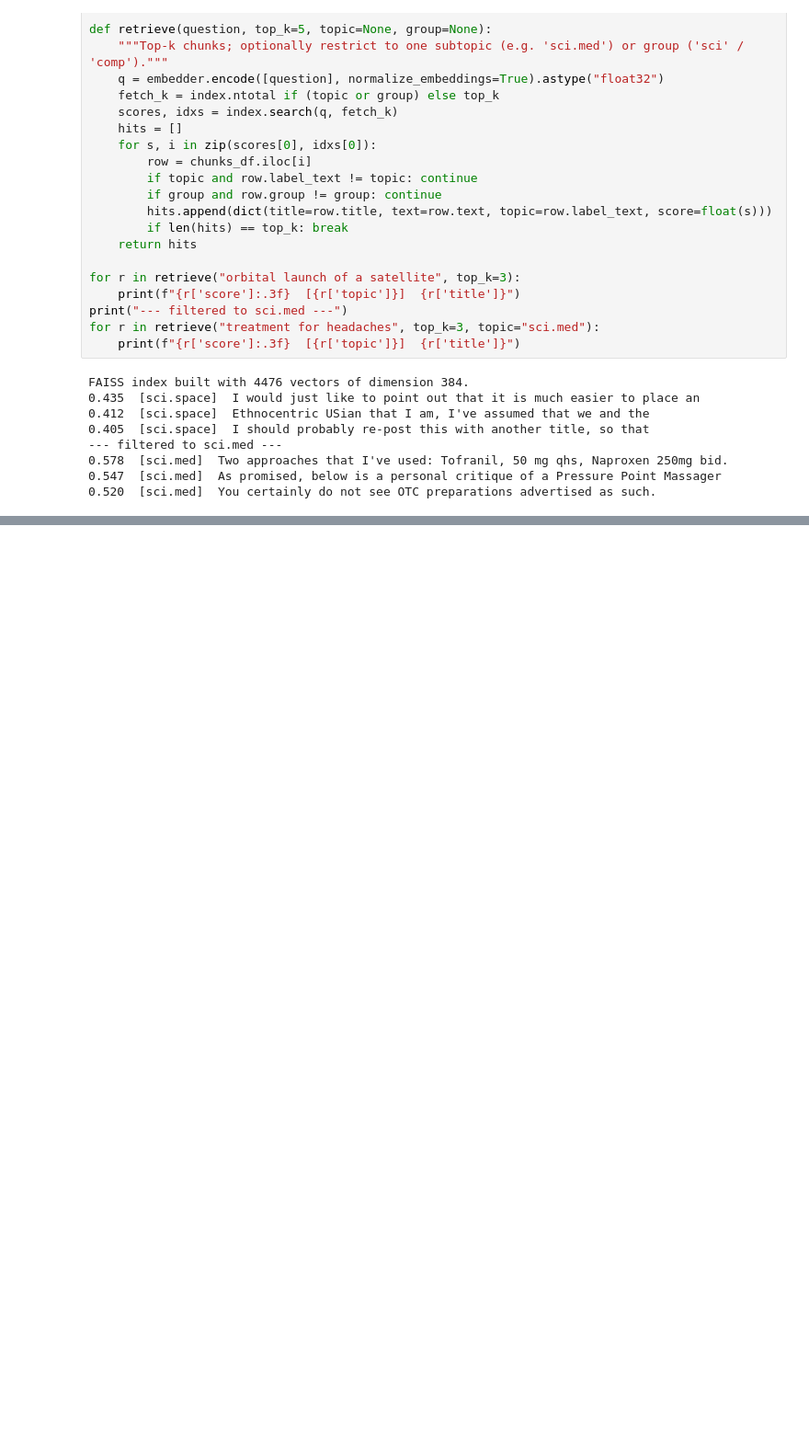
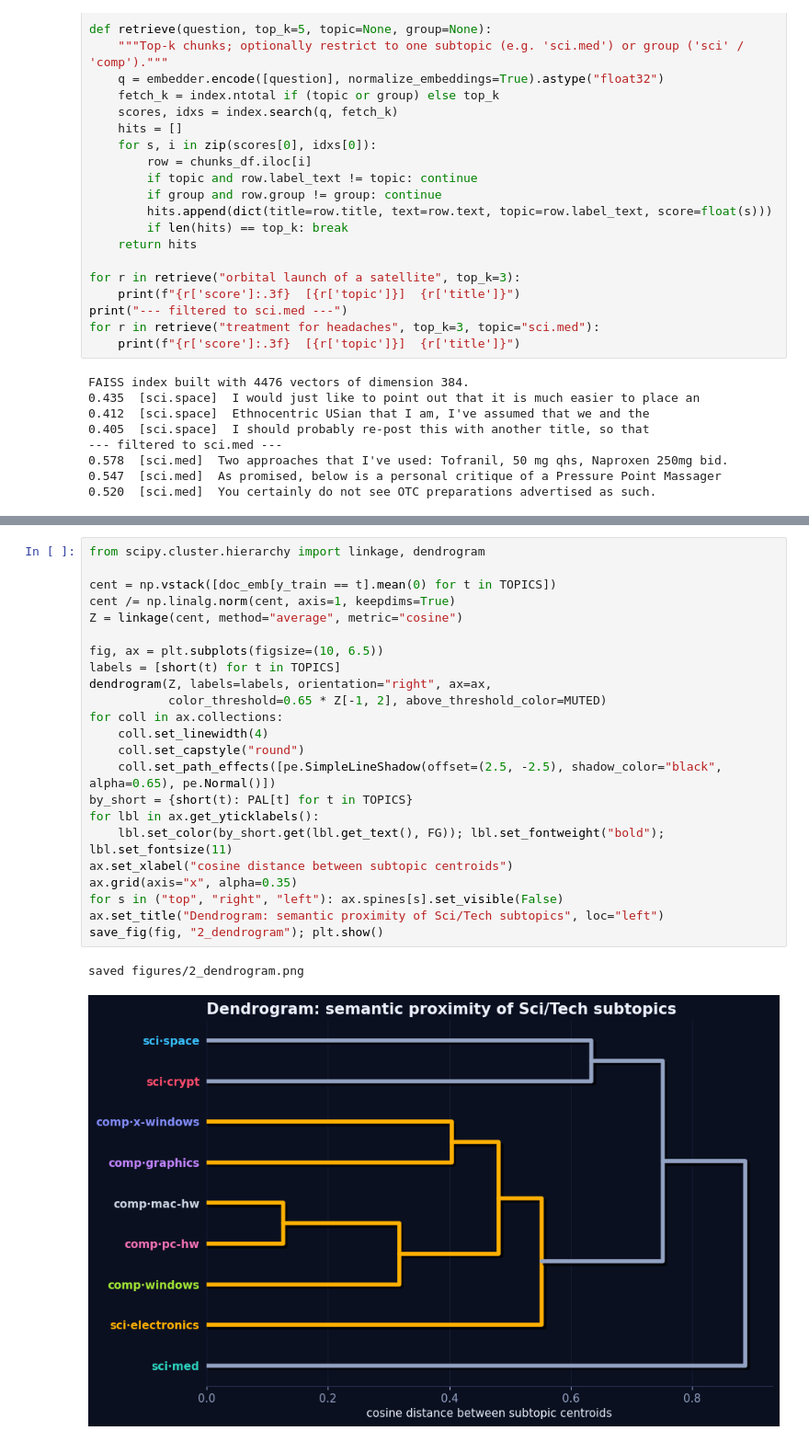
Before and after one commit to saasmodularframework/ai-application-layer-extended, a Jupyter notebook: ai_categorized.ipynb, the cells around one changed output, grey strips where cells are left out. Shown at 92% size. Saved outputs shown, nothing was run; the diff lists cells and outputs as text; blank space fills up the shorter version.

```diff
--- a/ai_categorized.ipynb
+++ b/ai_categorized.ipynb
@@ -205,0 +370,26 @@ FAISS index built with 4476 vectors of dimension 384.
+# %%
+from scipy.cluster.hierarchy import linkage, dendrogram
+
+cent = np.vstack([doc_emb[y_train == t].mean(0) for t in TOPICS])
+cent /= np.linalg.norm(cent, axis=1, keepdims=True)
+Z = linkage(cent, method="average", metric="cosine")
+
+fig, ax = plt.subplots(figsize=(10, 6.5))
+labels = [short(t) for t in TOPICS]
+dendrogram(Z, labels=labels, orientation="right", ax=ax,
+           color_threshold=0.65 * Z[-1, 2], above_threshold_color=MUTED)
+for coll in ax.collections:
+    coll.set_linewidth(4)
+    coll.set_capstyle("round")
+    coll.set_path_effects([pe.SimpleLineShadow(offset=(2.5, -2.5), shadow_color="black", alpha=0.65), pe.Normal()])
+by_short = {short(t): PAL[t] for t in TOPICS}
+for lbl in ax.get_yticklabels():
+    lbl.set_color(by_short.get(lbl.get_text(), FG)); lbl.set_fontweight("bold"); lbl.set_fontsize(11)
+ax.set_xlabel("cosine distance between subtopic centroids")
+ax.grid(axis="x", alpha=0.35)
+for s in ("top", "right", "left"): ax.spines[s].set_visible(False)
+ax.set_title("Dendrogram: semantic proximity of Sci/Tech subtopics", loc="left")
+save_fig(fig, "2_dendrogram"); plt.show()
+# %% [output]
+saved figures/2_dendrogram.png
+[figure, added]
```
Also changed, not shown: parts of 11 cells of this notebook.
